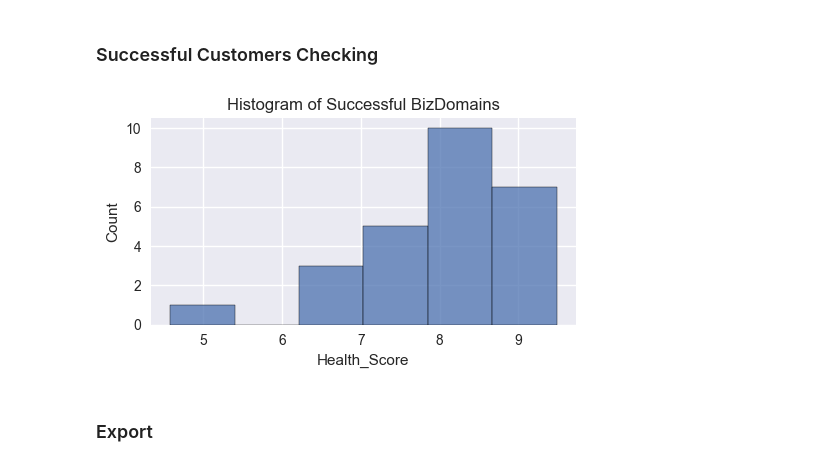
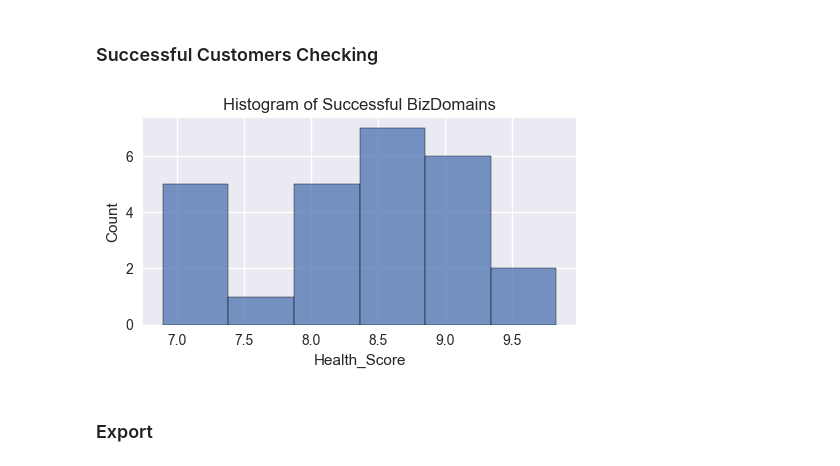
Before and after one commit to PedramPeiro/Customer-Health-Score-Prediction, a Jupyter notebook: 5. Supervised Learning.ipynb, the cells around one changed output. Cells and saved outputs as stored; diff of their text form; code cells hidden in the pictures.

```diff
--- a/5. Supervised Learning.ipynb
+++ b/5. Supervised Learning.ipynb
@@ -482,8 +465,8 @@ df_metric
 # %% [markdown]
 ### Health Score for All
 # %%
-ABC = AdaBoostClassifier(base_estimator =LogisticRegression() , algorithm='SAMME',
-                        learning_rate=0.1 , n_estimators=90)
+ABC = AdaBoostClassifier(base_estimator =LogisticRegression() , algorithm='SAMME.R',
+                        learning_rate=1 , n_estimators=70)
 y_dec_ABC = ((ABC.fit(X, y)).decision_function(X)).reshape(-1,1)
 y_dec_ABC = MinMaxScaler(feature_range=(0, 10)).fit_transform(y_dec_ABC)
 df_medoid['Health_Score'] = 10 - y_dec_ABC
@@ -549,7 +532,7 @@ df_metric
 # %% [markdown]
 ### Health Score for All
 # %%
-svc = SVC(C=10 , gamma='auto' , kernel='rbf' , shrinking=True)
+svc = SVC(C=100 , gamma='scale' , kernel='rbf' , shrinking=True)
 y_dec_SVC = ((svc.fit(X, y)).decision_function(X)).reshape(-1,1)
 y_dec_SVC = MinMaxScaler(feature_range=(0, 10)).fit_transform(y_dec_SVC)
 df_medoid['Health_Score'] = 10 - y_dec_SVC
@@ -631,7 +597,7 @@ df_metric
 # %% [markdown]
 ### Health Score for All
 # %%
-nsvc = NuSVC(gamma='auto' , kernel='rbf' , shrinking=True,nu=0.2)
+nsvc = NuSVC(gamma='scale' , kernel='rbf' , shrinking=True,nu=0.1)
 y_dec_NSVC = ((nsvc.fit(X, y)).decision_function(X)).reshape(-1,1)
 y_dec_NSVC = MinMaxScaler(feature_range=(0, 10)).fit_transform(y_dec_NSVC)
 df_medoid['Health_Score'] = 10 - y_dec_NSVC
@@ -779,8 +728,8 @@ df_metric
 # %% [markdown]
 ### Health Score for All
 # %%
-gbr = GradientBoostingClassifier(learning_rate= 0.2, loss= 'exponential',
-                                 max_features='log2', n_estimators= 400, subsample= 0.8)
+gbr = GradientBoostingClassifier(learning_rate= 0.1, loss= 'log_loss',
+                                 max_features='log2', n_estimators= 300, subsample= 0.8)
 y_dec_gbr = ((gbr.fit(X, y)).decision_function(X)).reshape(-1,1)
 y_dec_gbr = MinMaxScaler(feature_range=(0, 10)).fit_transform(y_dec_gbr)
 df_medoid['Health_Score'] = 10 - y_dec_gbr
@@ -813,16 +764,17 @@ pd.DataFrame({'Column Name':df_medoid.columns[:len(imp)] , 'Importance':imp})
 # %% [markdown]
 ### Successful Customers Checking
 # %%
+successful  = pd.read_csv(r"SuccesfulCustomers.csv")
 successful = successful['BizDomainId'].str.lower()
 plt.figure(figsize=(5,3))
 plt.style.use('seaborn')
 sns.histplot(df_medoid.loc[df_medoid['BizDomainsId'].isin(successful),'Health_Score'])
 plt.title('Histogram of Successful BizDomains')
 plt.tight_layout()
 # plt.savefig('30. GBC Successful Biz.jpg',dpi=200)
 plt.show()
 # %% [output]
-[figure, old version]
+[figure, new version]
 # %% [markdown]
 ### Export
 # %%
```
Also changed, not shown: parts of 39 cells of this notebook.
